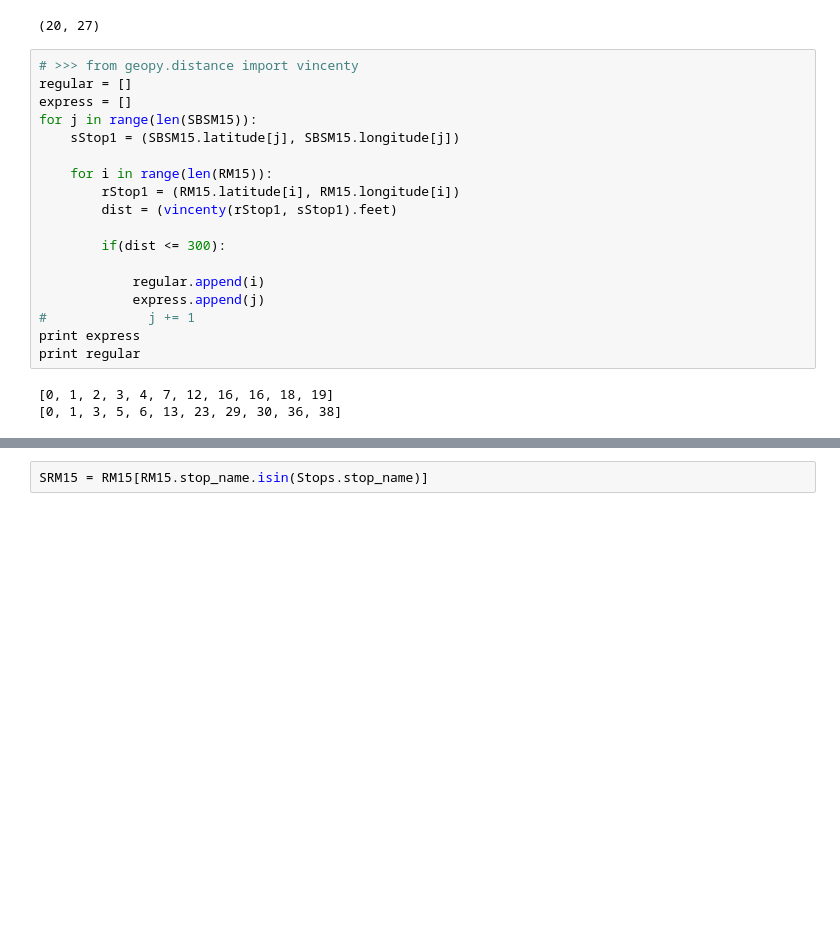
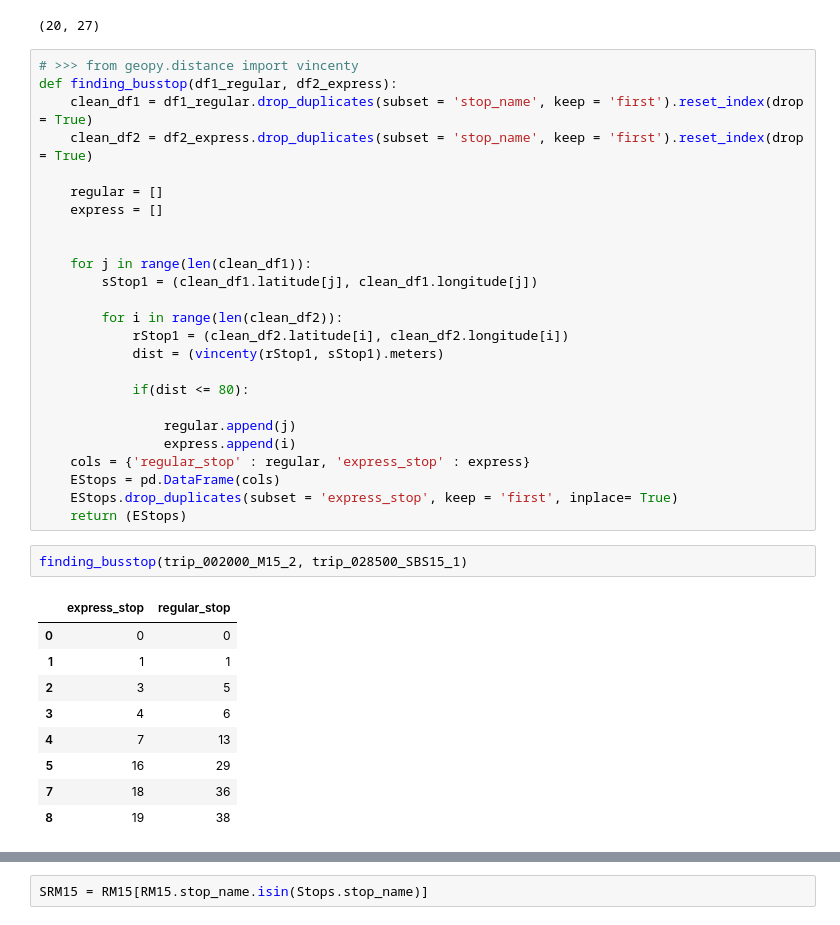
Before and after one commit to parthshah93/ads_2017, a Jupyter notebook: bustime_SK.ipynb, the cells around one changed output, grey strips where cells are left out. Saved outputs shown, nothing was run; the diff lists cells and outputs as text; blank space fills up the shorter version.

```diff
--- a/bustime_SK.ipynb
+++ b/bustime_SK.ipynb
@@ -356,23 +247,39 @@ SBSM15.shape
 (20, 27)
 # %%
 # >>> from geopy.distance import vincenty
-regular = []
-express = []
-for j in range(len(SBSM15)):
-    sStop1 = (SBSM15.latitude[j], SBSM15.longitude[j])
+def finding_busstop(df1_regular, df2_express):
+    clean_df1 = df1_regular.drop_duplicates(subset = 'stop_name', keep = 'first').reset_index(drop = True)
+    clean_df2 = df2_express.drop_duplicates(subset = 'stop_name', keep = 'first').reset_index(drop = True)
 
-    for i in range(len(RM15)):
-        rStop1 = (RM15.latitude[i], RM15.longitude[i])
-        dist = (vincenty(rStop1, sStop1).feet)
+    regular = []
+    express = []
 
-        if(dist <= 300):
 
-            regular.append(i)
-            express.append(j)
-#             j += 1
-print express
-print regular
+    for j in range(len(clean_df1)):
+        sStop1 = (clean_df1.latitude[j], clean_df1.longitude[j])
+
+        for i in range(len(clean_df2)):
+            rStop1 = (clean_df2.latitude[i], clean_df2.longitude[i])
+            dist = (vincenty(rStop1, sStop1).meters)
+
+            if(dist <= 80):
+
+                regular.append(j)
+                express.append(i)
+    cols = {'regular_stop' : regular, 'express_stop' : express}
+    EStops = pd.DataFrame(cols)
+    EStops.drop_duplicates(subset = 'express_stop', keep = 'first', inplace= True)
+    return (EStops)
-# %% [output]
-[0, 1, 2, 3, 4, 7, 12, 16, 16, 18, 19]
-[0, 1, 3, 5, 6, 13, 23, 29, 30, 36, 38]
+# %%
+finding_busstop(trip_002000_M15_2, trip_028500_SBS15_1)
+# %% [output]
+|  | express_stop | regular_stop |
+| 0 | 0 | 0 |
+| 1 | 1 | 1 |
+| 2 | 3 | 5 |
+| 3 | 4 | 6 |
+| 4 | 7 | 13 |
+| 5 | 16 | 29 |
+| 7 | 18 | 36 |
+| 8 | 19 | 38 |
 # %%
```
Also changed, not shown: parts of 44 cells of this notebook.
